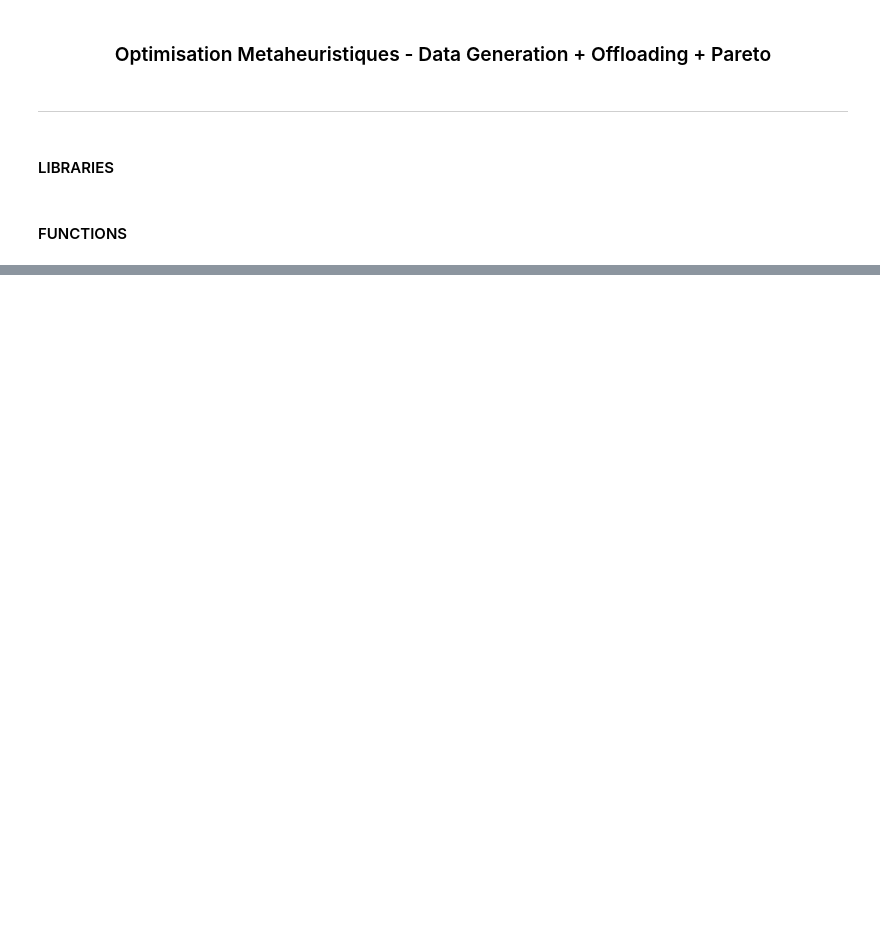
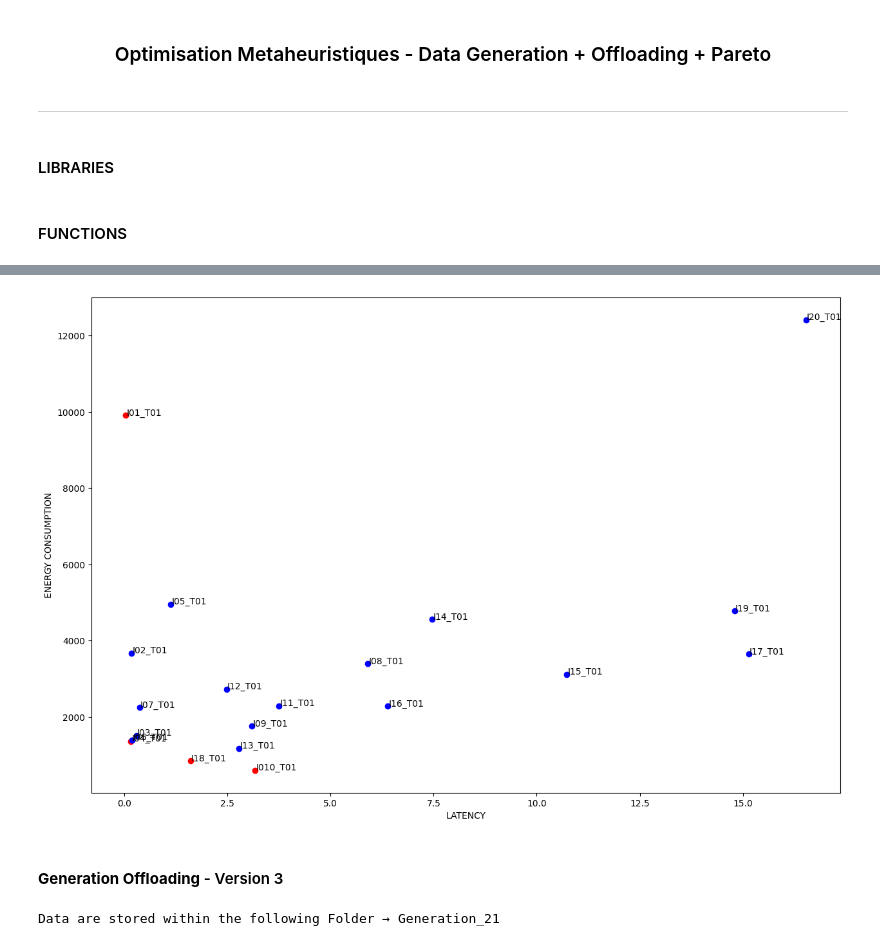
Before and after one commit to dorian-roux/Optimisation-Metaheuristic, a Jupyter notebook: MakeGeneration.ipynb, the cells around one changed output, grey strips where cells are left out. Saved outputs shown, nothing was run; the diff lists cells and outputs as text; code cells hidden in the pictures; blank space fills up the shorter version.

```diff
--- a/MakeGeneration.ipynb
+++ b/MakeGeneration.ipynb
@@ -102,0 +63,29 @@ plt.show()
+# %%
+taskVM_TRANSPOSE = getParetoRank(taskVM_Transp)
+
+fig, ax = plt.subplots(figsize=(15, 10))
+for i, row in taskVM_TRANSPOSE.iterrows():
+    ax.annotate(row['TASK'], (row['F1']+0.02, row['F2']), fontsize=10)
+    if row.RANK == 1:
+        ax.scatter(row['F1'], row['F2'], color='red')
+    else:
+        ax.scatter(row['F1'], row['F2'], color='blue')
+plt.xlabel('LATENCY')
+plt.ylabel('ENERGY CONSUMPTION')
+plt.show()
+# %% [output]
+[figure, added]
+# %% [markdown]
+#### **Generation Offloading** - Version 3
+# %%
+n_IoTs = 20
+FOG_nNodes = 5
+CLOUD_nNodes = 2
+IoT_rDist=((0,50), (0,50))
+FOG_rDist = ((0,50), (0,50))
+CLOUD_rDist = ((100, 500), (100, 500))
+FOG_rVMS = (2, 6)
+CLOUD_rVMS = (1,3)
+baseVMS, taskVM, taskVM_Dummy, taskVM_Transp = prepareOffloading_V3(n_IoTs, FOG_nNodes, CLOUD_nNodes, IoT_rDist, FOG_rDist, CLOUD_rDist, FOG_rVMS, CLOUD_rVMS)
+# %% [output]
+Data are stored within the following Folder → Generation_21
```
Also changed, not shown: parts of 11 cells of this notebook, 3 other files.
